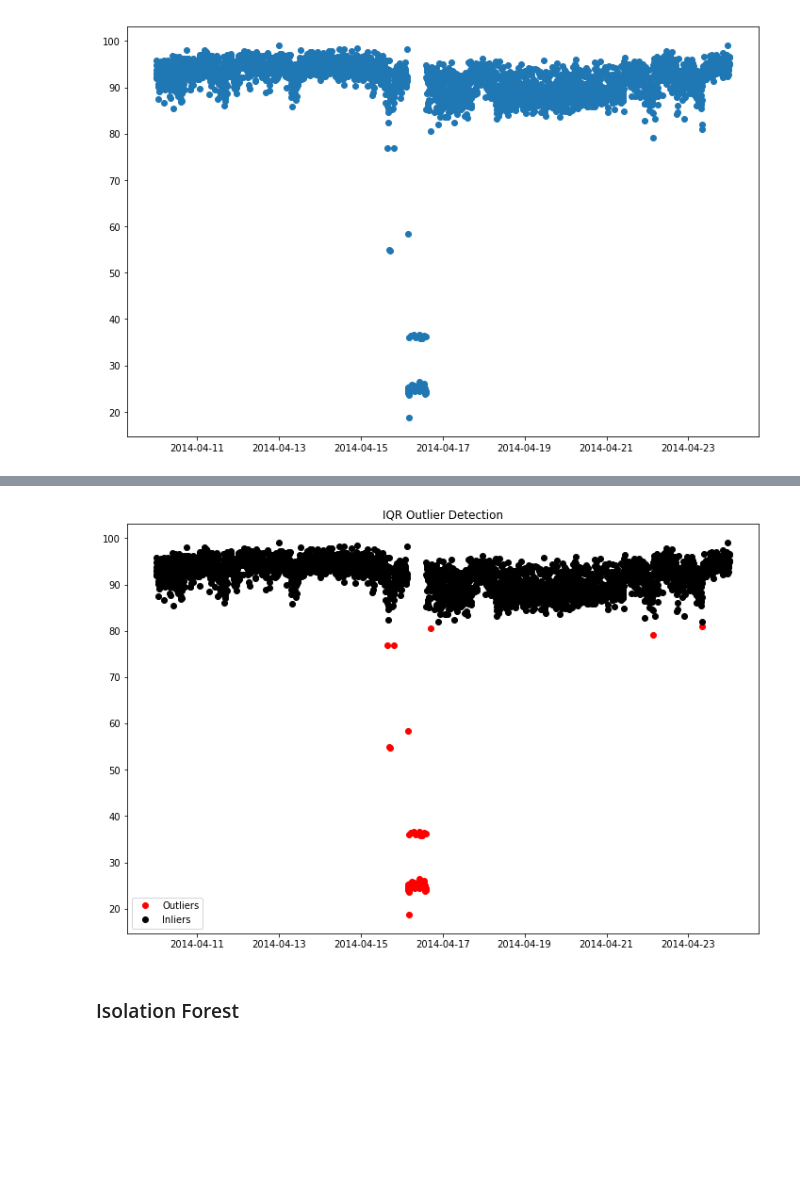
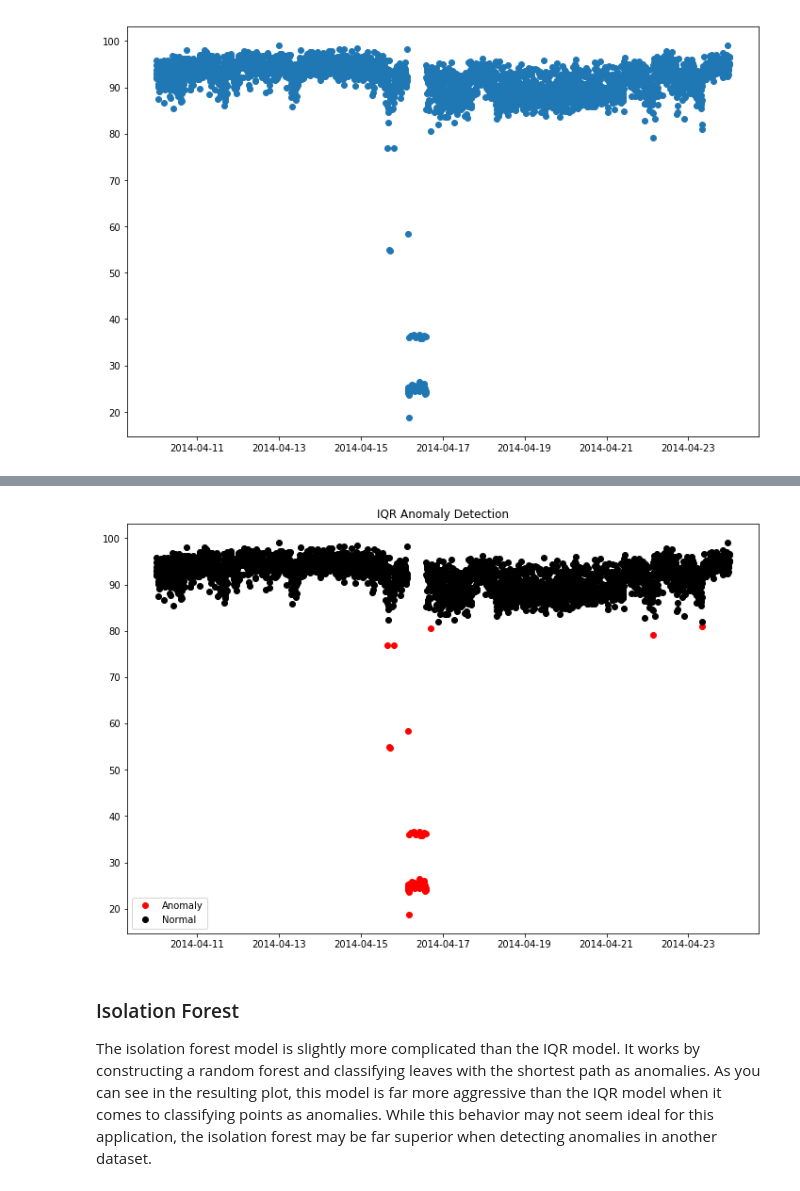
Before and after one commit to mt3443/anomaly-detection, a Jupyter notebook: anomaly-detection.ipynb, the cells around one changed output, grey strips where cells are left out. Drawn from its saved outputs; the diff is of its cells as text; code cells hidden in the pictures; blank space fills up the shorter version.

```diff
--- a/anomaly-detection.ipynb
+++ b/anomaly-detection.ipynb
@@ -46,36 +49,37 @@ plt.show()
 # %%
 # Calculate IQR
 q3, q1 = np.percentile(df.value.values, [75, 25])
 iqr = q3 - q1
 upper_bound = q3 + 1.5 * iqr
 lower_bound = q1 - 1.5 * iqr
 
 # Record inliers and outliers
 outlier_times = []
 outlier_values = []
 inlier_times = []
 inlier_values = []
 
 # Classify
 for index, row in df.iterrows():
     if row.value < lower_bound or row.value > upper_bound:
         outlier_times.append(row.timestamp)
         outlier_values.append(row.value)
     else:
         inlier_times.append(row.timestamp)
         inlier_values.append(row.value)
 
 # Plot results
 plt.rcParams['figure.figsize'] = [12, 8]
-plt.title('IQR Outlier Detection')
-plt.plot_date(outlier_times, outlier_values, color='red', label='Outliers')
-plt.plot_date(inlier_times, inlier_values, color='black', label='Inliers')
+plt.title('IQR Anomaly Detection')
+plt.plot_date(outlier_times, outlier_values, color='red', label='Anomaly')
+plt.plot_date(inlier_times, inlier_values, color='black', label='Normal')
 plt.legend(loc='best')
 plt.show()
 # %% [output]
-[figure, old version]
+[figure, new version]
-# %% [markdown]
-### Isolation Forest
+# %% [markdown]
+### Isolation Forest
+The isolation forest model is slightly more complicated than the IQR model. It works by constructing a random forest and classifying leaves with the shortest path as anomalies. As you can see in the resulting plot, this model is far more aggressive than the IQR model when it comes to classifying points as anomalies. While this behavior may not seem ideal for this application, the isolation forest may be far superior when detecting anomalies in another dataset.
 # %%
 # Train isolation forest
 values = np.array(df.value.values).reshape(-1, 1)
```
Also changed, not shown: parts of 11 cells of this notebook.
